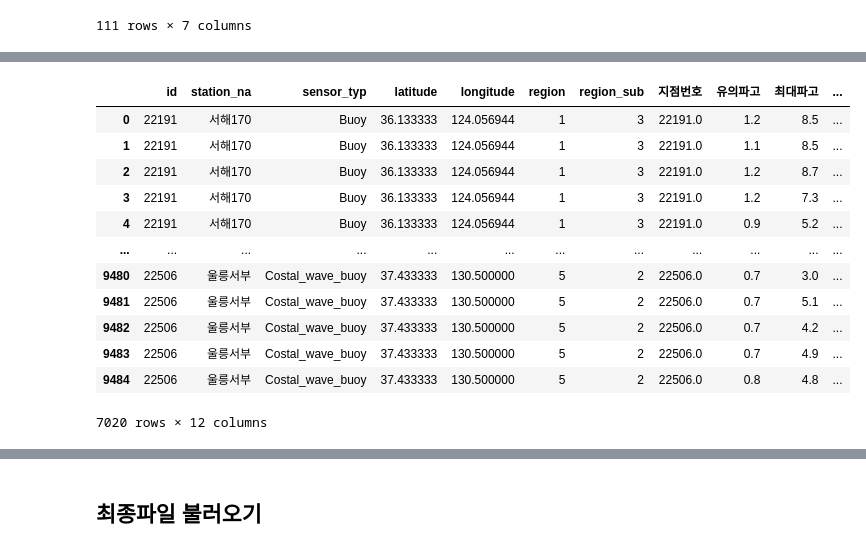
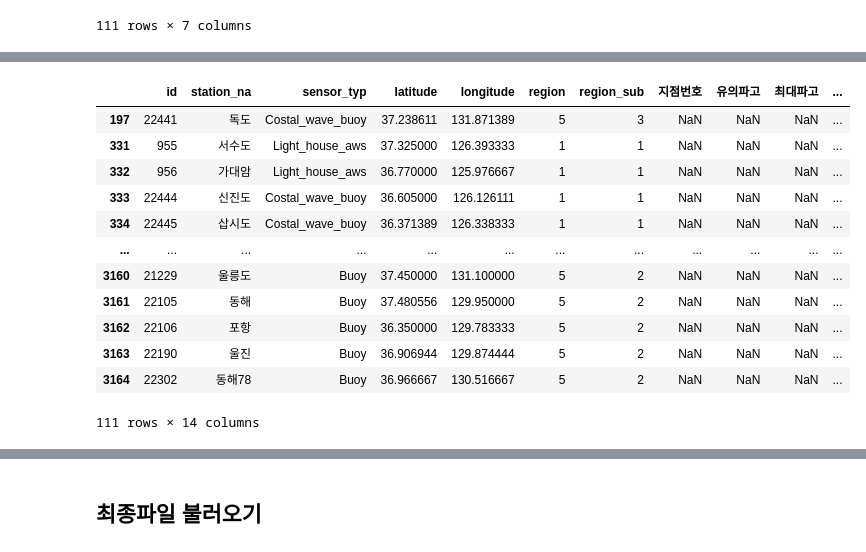
Before and after one commit to asdasgvsva/Coast_analysis, a Jupyter notebook: main.ipynb, the cells around one changed output, grey strips where cells are left out. Drawn from its saved outputs; the diff is of its cells as text; code cells hidden in the pictures.

```diff
--- a/main.ipynb
+++ b/main.ipynb
@@ -142,9 +163,9 @@ Index(['지점번호', '지점명', '유의파고', '최대파고', 'Unnamed: 4'
 # %%
 
 # df와 com_data를 합칠 때 사용할 공통 열 기준으로 병합
-merged_df = pd.merge(df, com_data[['지점번호','유의파고', '최대파고', '풍속(㎧)']], how='left', left_on='id', right_on='지점번호')
-merged_df2 = pd.merge(df, com_data2[['지점번호','유의파고', '최대파고', '평균풍속(㎧)']], how='left', left_on='id', right_on='지점번호')
-merged_df3 = pd.merge(df, com_data3[['지점번호','유의파고', '최대파고', '풍속(㎧)']], how='left', left_on='id', right_on='지점번호')
+merged_df = pd.merge(df, com_data[['지점번호','유의파고', '최대파고', '풍속(㎧)','year','month']], how='left', left_on='id', right_on='지점번호')
+merged_df2 = pd.merge(df, com_data2[['지점번호','유의파고', '최대파고', '평균풍속(㎧)','year','month']], how='left', left_on='id', right_on='지점번호')
+merged_df3 = pd.merge(df, com_data3[['지점번호','유의파고', '최대파고','year','month']], how='left', left_on='id', right_on='지점번호')
 # %%
 # 데이터프레임들을 리스트에 저장
 merged_dfs = [merged_df, merged_df2, merged_df3]
@@ -152,20 +173,20 @@ merged_dfs = [merged_df, merged_df2, merged_df3]
 merged_combined = pd.concat(merged_dfs, ignore_index=True)
 # 중복값 제거
 merged_combined_unique = merged_combined.drop_duplicates()
-# %%
-#최종 파일!!!!
-merged_combined_unique
-# %% [output]
-|  | id | station_na | sensor_typ | latitude | longitude | region | region_sub | 지점번호 | 유의파고 | 최대파고 | ... |
-| 0 | 22191 | 서해170 | Buoy | 36.133333 | 124.056944 | 1 | 3 | 22191.0 | 1.2 | 8.5 | ... |
-| 1 | 22191 | 서해170 | Buoy | 36.133333 | 124.056944 | 1 | 3 | 22191.0 | 1.1 | 8.5 | ... |
-| 2 | 22191 | 서해170 | Buoy | 36.133333 | 124.056944 | 1 | 3 | 22191.0 | 1.2 | 8.7 | ... |
-| 3 | 22191 | 서해170 | Buoy | 36.133333 | 124.056944 | 1 | 3 | 22191.0 | 1.2 | 7.3 | ... |
-| 4 | 22191 | 서해170 | Buoy | 36.133333 | 124.056944 | 1 | 3 | 22191.0 | 0.9 | 5.2 | ... |
-| ... | ... | ... | ... | ... | ... | ... | ... | ... | ... | ... | ... |
-| 9480 | 22506 | 울릉서부 | Costal_wave_buoy | 37.433333 | 130.500000 | 5 | 2 | 22506.0 | 0.7 | 3.0 | ... |
-| 9481 | 22506 | 울릉서부 | Costal_wave_buoy | 37.433333 | 130.500000 | 5 | 2 | 22506.0 | 0.7 | 5.1 | ... |
-| 9482 | 22506 | 울릉서부 | Costal_wave_buoy | 37.433333 | 130.500000 | 5 | 2 | 22506.0 | 0.7 | 4.2 | ... |
-| 9483 | 22506 | 울릉서부 | Costal_wave_buoy | 37.433333 | 130.500000 | 5 | 2 | 22506.0 | 0.7 | 4.9 | ... |
-| 9484 | 22506 | 울릉서부 | Costal_wave_buoy | 37.433333 | 130.500000 | 5 | 2 | 22506.0 | 0.8 | 4.8 | ... |
-7020 rows × 12 columns
+# %%
+#year 결측치 확인
+merged_combined_unique[merged_combined_unique['year'].isna()]
+# %% [output]
+|  | id | station_na | sensor_typ | latitude | longitude | region | region_sub | 지점번호 | 유의파고 | 최대파고 | ... |
+| 197 | 22441 | 독도 | Costal_wave_buoy | 37.238611 | 131.871389 | 5 | 3 | NaN | NaN | NaN | ... |
+| 331 | 955 | 서수도 | Light_house_aws | 37.325000 | 126.393333 | 1 | 1 | NaN | NaN | NaN | ... |
+| 332 | 956 | 가대암 | Light_house_aws | 36.770000 | 125.976667 | 1 | 1 | NaN | NaN | NaN | ... |
+| 333 | 22444 | 신진도 | Costal_wave_buoy | 36.605000 | 126.126111 | 1 | 1 | NaN | NaN | NaN | ... |
+| 334 | 22445 | 삽시도 | Costal_wave_buoy | 36.371389 | 126.338333 | 1 | 1 | NaN | NaN | NaN | ... |
+| ... | ... | ... | ... | ... | ... | ... | ... | ... | ... | ... | ... |
+| 3160 | 21229 | 울릉도 | Buoy | 37.450000 | 131.100000 | 5 | 2 | NaN | NaN | NaN | ... |
+| 3161 | 22105 | 동해 | Buoy | 37.480556 | 129.950000 | 5 | 2 | NaN | NaN | NaN | ... |
+| 3162 | 22106 | 포항 | Buoy | 36.350000 | 129.783333 | 5 | 2 | NaN | NaN | NaN | ... |
+| 3163 | 22190 | 울진 | Buoy | 36.906944 | 129.874444 | 5 | 2 | NaN | NaN | NaN | ... |
+| 3164 | 22302 | 동해78 | Buoy | 36.966667 | 130.516667 | 5 | 2 | NaN | NaN | NaN | ... |
+111 rows × 14 columns
```
Also changed, not shown: parts of 22 cells of this notebook.
